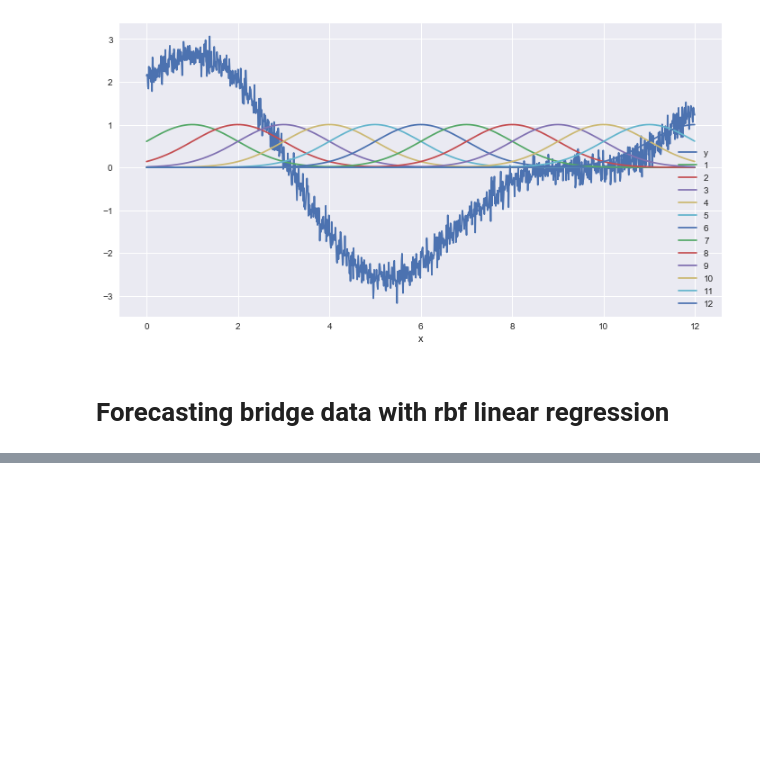
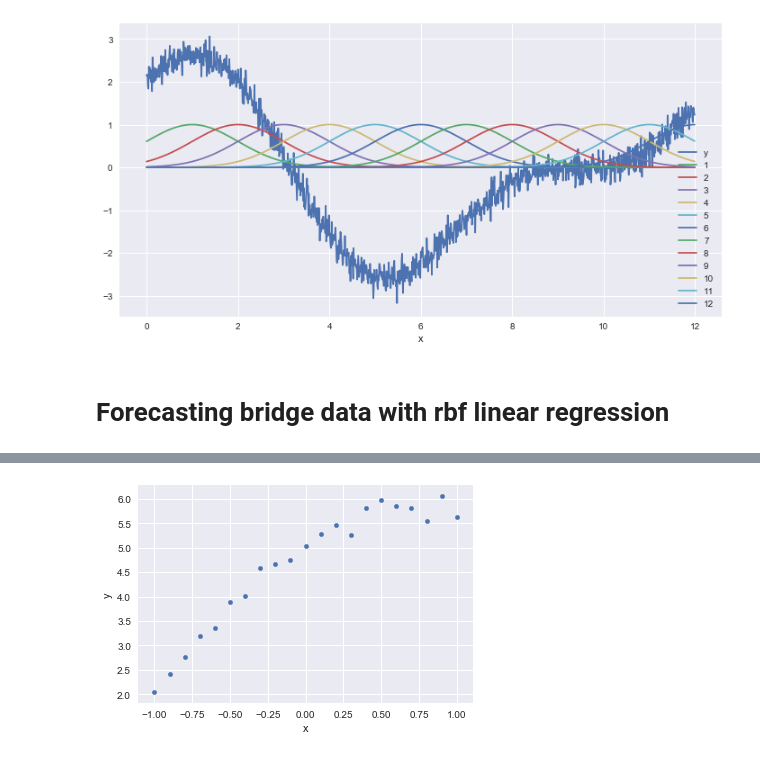
Before and after one commit to caheredia/Radial_Base_Functions, a Jupyter notebook: 2018-08-18_ch_Radial_Base_Functions.ipynb, the cells around one changed output, grey strips where cells are left out. Drawn from its saved outputs; the diff is of its cells as text; code cells hidden in the pictures; blank space fills up the shorter version.

```diff
--- a/2018-08-18_ch_Radial_Base_Functions.ipynb
+++ b/2018-08-18_ch_Radial_Base_Functions.ipynb
@@ -78,0 +125,7 @@ df.set_index('x').plot(figsize=(12,6));
+# %%
+x = np.arange(-1, 1.1, .1)
+df = pd.DataFrame(data=x, columns=['x'])
+df['intercept'] =np.ones(len(df))
+df['cos'] = 2*np.cos(df['x'])
+df['y'] = 2*df['x']+3 + df['cos'] + np.random.normal(loc=0.0, scale=.2, size=len(df))
+df.head()
@@ -78,0 +139,4 @@ df.set_index('x').plot(figsize=(12,6));
+# %%
+df.plot(kind='scatter', x='x',y='y');
+# %% [output]
+[figure, added]
```
Also changed, not shown: parts of 8 cells of this notebook.
